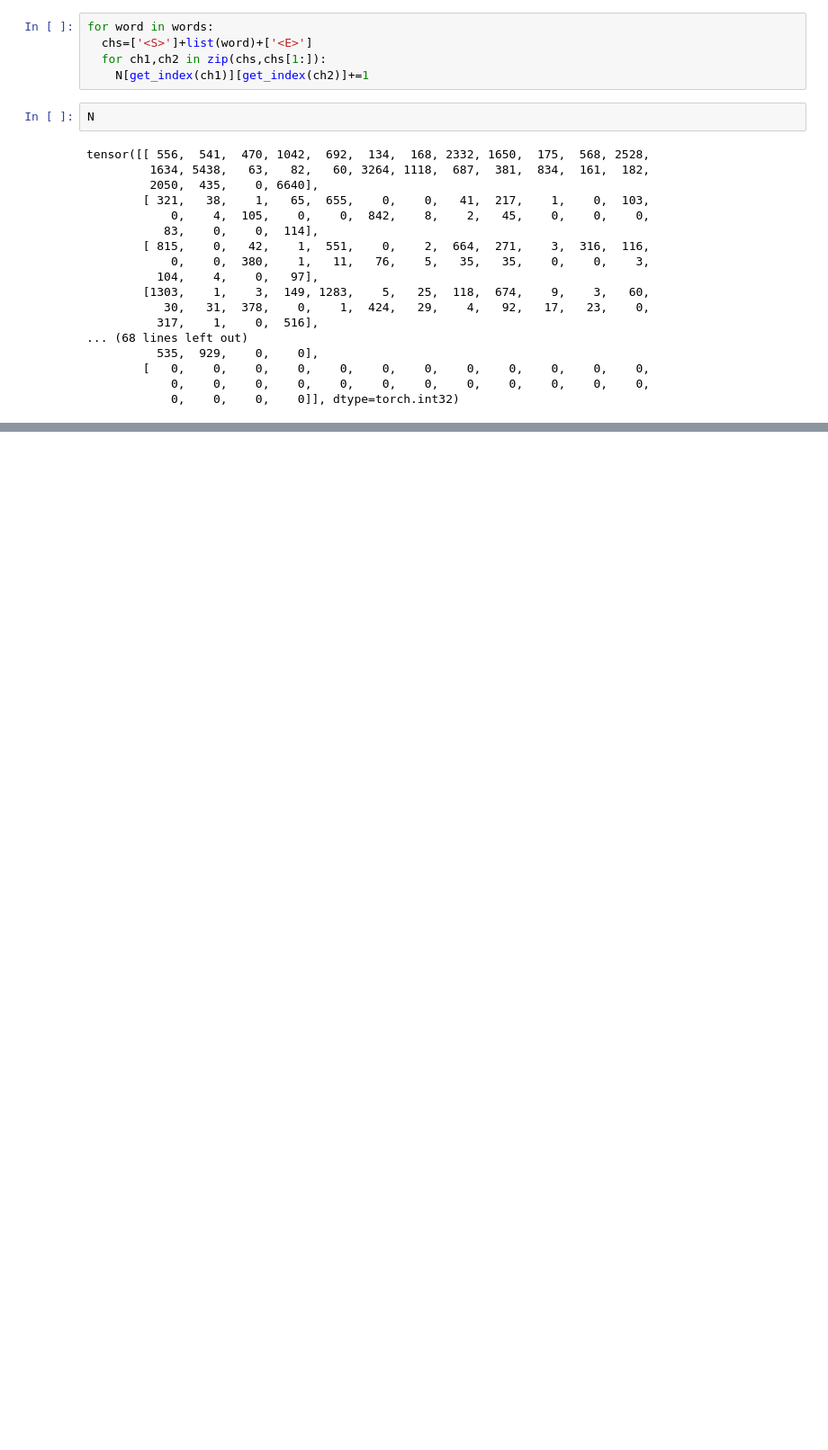
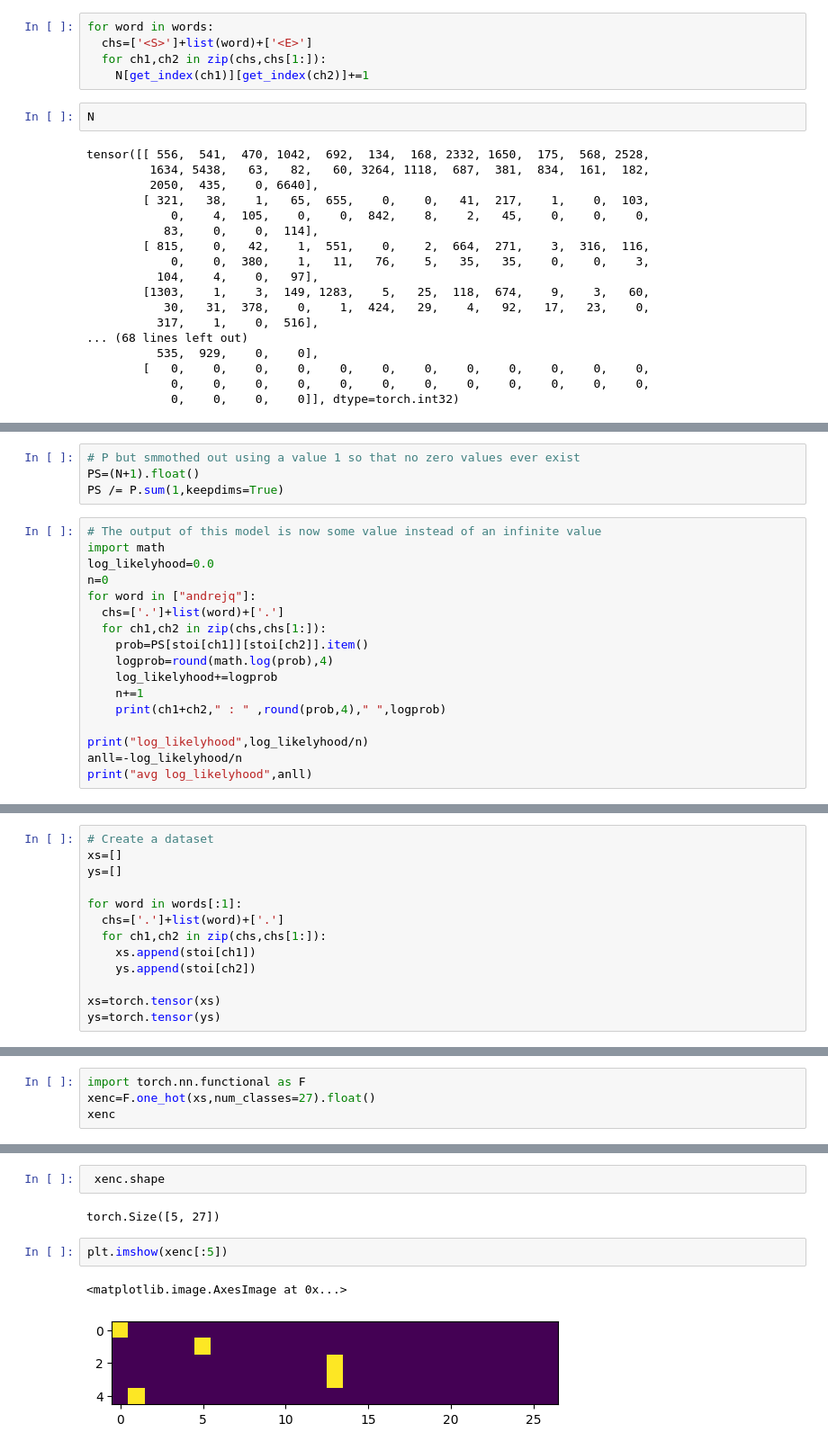
Before and after one commit to srikharshashi/make-more, a Jupyter notebook: bigram-1.ipynb, the cells around one changed output, grey strips where cells are left out. Shown at 90% size. Cells and saved outputs as stored; diff of their text form; blank space fills up the shorter version.

```diff
--- a/bigram-1.ipynb
+++ b/bigram-1.ipynb
@@ -166,0 +343,21 @@ plt.axis('off');
+# %%
+# P but smmothed out using a value 1 so that no zero values ever exist
+PS=(N+1).float()
+PS /= P.sum(1,keepdims=True)
+# %%
+# The output of this model is now some value instead of an infinite value
+import math
+log_likelyhood=0.0
+n=0
+for word in ["andrejq"]:
+  chs=['.']+list(word)+['.']
+  for ch1,ch2 in zip(chs,chs[1:]):
+    prob=PS[stoi[ch1]][stoi[ch2]].item()
+    logprob=round(math.log(prob),4)
+    log_likelyhood+=logprob
+    n+=1
+    print(ch1+ch2," : " ,round(prob,4)," ",logprob)
+
+print("log_likelyhood",log_likelyhood/n)
+anll=-log_likelyhood/n
+print("avg log_likelyhood",anll)
@@ -166,0 +380,13 @@ plt.axis('off');
+# %%
+# Create a dataset
+xs=[]
+ys=[]
+
+for word in words[:1]:
+  chs=['.']+list(word)+['.']
+  for ch1,ch2 in zip(chs,chs[1:]):
+    xs.append(stoi[ch1])
+    ys.append(stoi[ch2])
+
+xs=torch.tensor(xs)
+ys=torch.tensor(ys)
@@ -166,0 +408,4 @@ plt.axis('off');
+# %%
+import torch.nn.functional as F
+xenc=F.one_hot(xs,num_classes=27).float()
+xenc
@@ -166,0 +423,9 @@ plt.axis('off');
+# %%
+ xenc.shape
+# %% [output]
+torch.Size([5, 27])
+# %%
+plt.imshow(xenc[:5])
+# %% [output]
+<matplotlib.image.AxesImage at 0x...>
+[figure, added]
```
Also changed, not shown: parts of 55 cells of this notebook.
